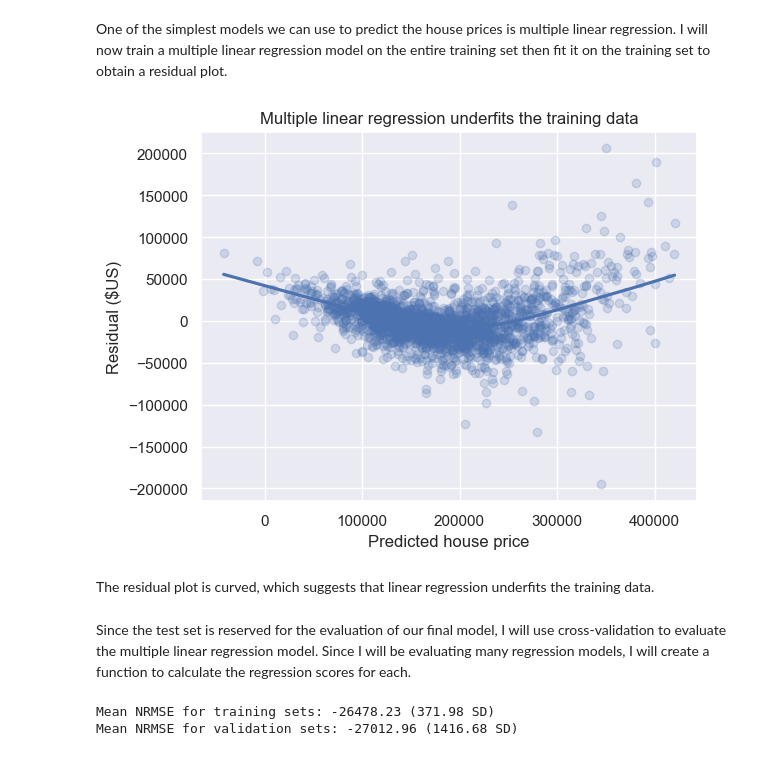
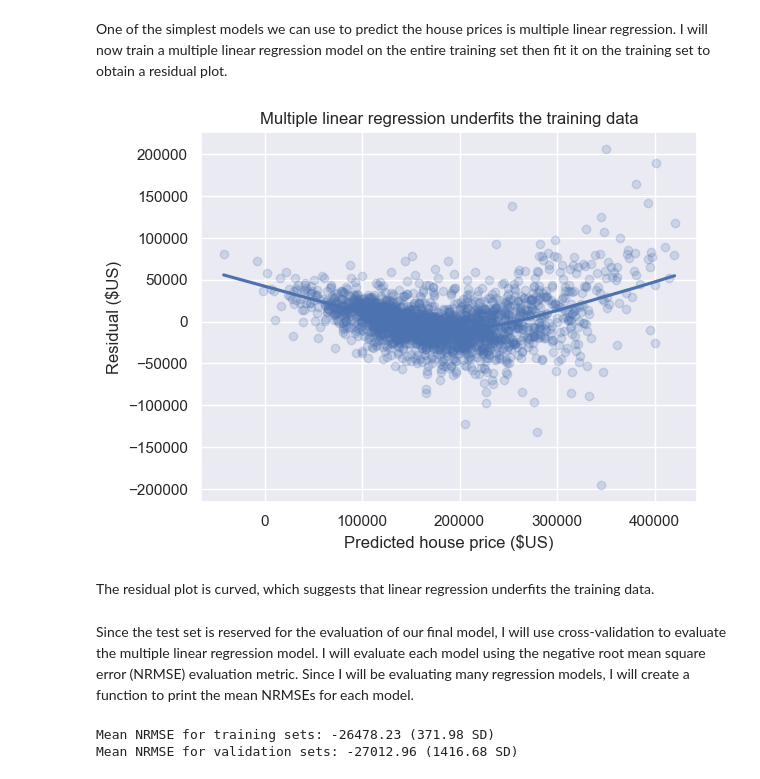
Before and after one commit to blue-fish-0/Data-Analytics-Projects, a Jupyter notebook: House Prices Prediction/house-prices-prediction.ipynb, the cells around one changed output. Saved outputs shown, nothing was run; the diff lists cells and outputs as text; code cells hidden in the pictures.

```diff
--- a/House Prices Prediction/house-prices-prediction.ipynb
+++ b/House Prices Prediction/house-prices-prediction.ipynb
@@ -234,16 +233,16 @@ train_residuals = y_train - pred_y_train
 # %%
 sns.regplot(
     x=pred_y_train, y=train_residuals, scatter_kws={"alpha": 0.2}, lowess=True
 )  # locally weighted linear regression
 
 plt.title("Multiple linear regression underfits the training data")
-plt.xlabel("Predicted house price")
+plt.xlabel("Predicted house price ($US)")
 plt.ylabel("Residual ($US)")
 plt.show()
 # %% [output]
-[figure, old version]
+[figure, new version]
 # %% [markdown]
 The residual plot is curved, which suggests that linear regression underfits the training data.
 # %% [markdown]
-Since the test set is reserved for the evaluation of our final model, I will use cross-validation to evaluate the multiple linear regression model. Since I will be evaluating many regression models, I will create a function to calculate the regression scores for each.
+Since the test set is reserved for the evaluation of our final model, I will use cross-validation to evaluate the multiple linear regression model. I will evaluate each model using the negative root mean square error (NRMSE) evaluation metric. Since I will be evaluating many regression models, I will create a function to print the mean NRMSEs for each model.
 # %%
```
Also changed, not shown: parts of 14 cells of this notebook.
